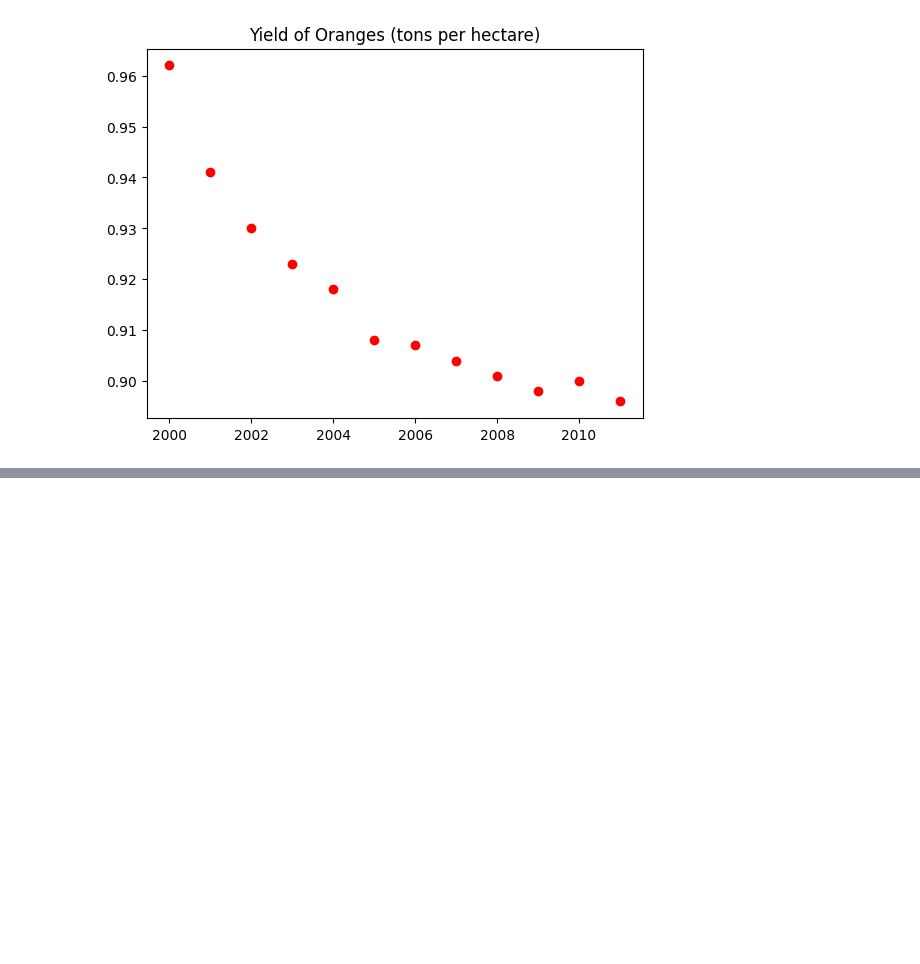
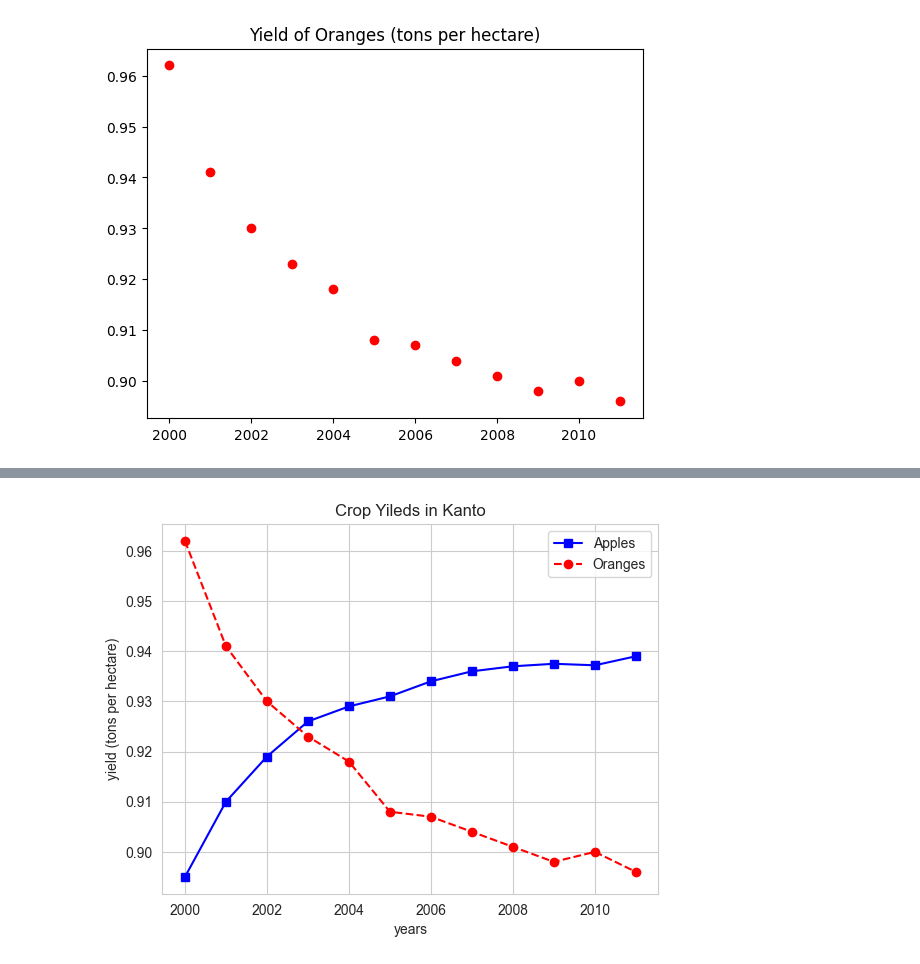
Before and after one commit to MitulPatil/Data-Analysis-with-Python, a Jupyter notebook: MatplotSeaborn.ipynb, the cells around one changed output, grey strips where cells are left out. Saved outputs shown, nothing was run; the diff lists cells and outputs as text; code cells hidden in the pictures; blank space fills up the shorter version.

```diff
--- a/MatplotSeaborn.ipynb
+++ b/MatplotSeaborn.ipynb
@@ -152,0 +168,13 @@ plt.title("Yield of Oranges (tons per hectare)");
+# %%
+sns.set_style('whitegrid')
+# %%
+plt.plot(years, apples, 's-b')
+plt.plot(years, oranges, 'o--r')
+
+plt.xlabel('years')
+plt.ylabel('yield (tons per hectare)')
+
+plt.title('Crop Yileds in Kanto')
+plt.legend(['Apples', 'Oranges']);
+# %% [output]
+[figure, added]
```
Also changed, not shown: parts of 5 cells of this notebook.
